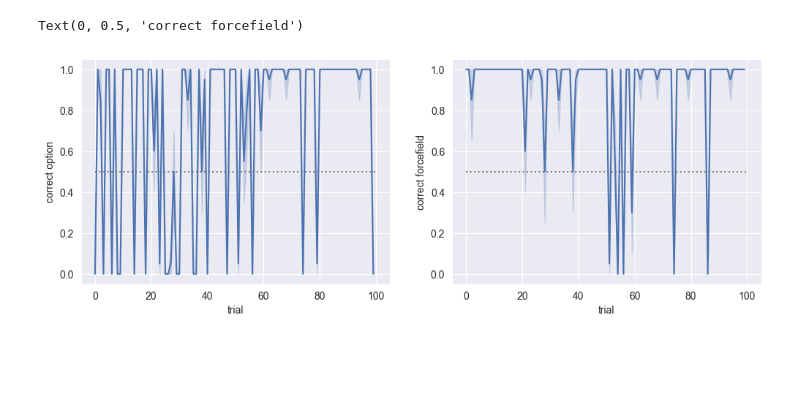
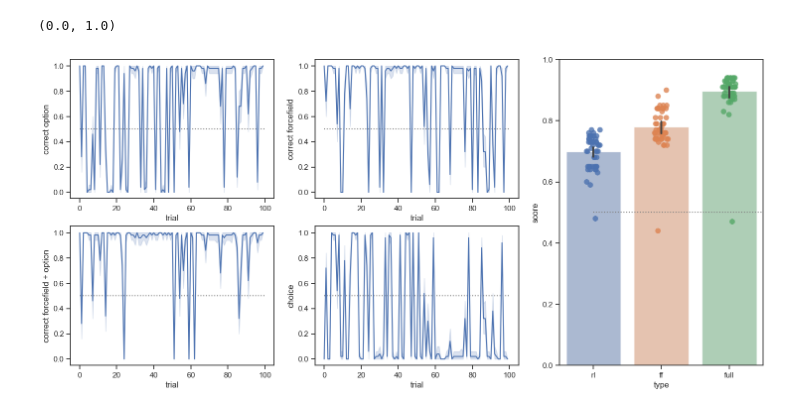
Before and after one commit to bsgarcia/SpaceRLUnity, a Jupyter notebook: Assets/Scripts/simu.ipynb, the cells around one changed output. Saved outputs shown, nothing was run; the diff lists cells and outputs as text; code cells hidden in the pictures; blank space fills up the shorter version.

```diff
--- a/Assets/Scripts/simu.ipynb
+++ b/Assets/Scripts/simu.ipynb
@@ -195,17 +225,44 @@ Optimization terminated successfully.
-# %%
-sns.set({'figure.figsize': (12, 4)})
-plt.subplot(1, 2, 1)
-# plot dotted line at .5
-plt.plot([0, 100], [.5, .5], color='grey', linestyle=':')
-sns.lineplot(x='trial', y='correct_rl', data=df)
-plt.ylabel('correct option')
-
-
-plt.subplot(1, 2, 2)
-# plot dotted line at .5
-plt.plot([0, 100], [.5, .5], color='grey', linestyle=':')
-sns.lineplot(x='trial', y='correct_full', data=df)
-plt.ylabel('correct forcefield')
-# %% [output]
-Text(0, 0.5, 'correct forcefield')
-[figure, removed]
+# %%
+sns.set({'figure.figsize': (18, 8)})
+sns.set_style('ticks')
+
+plt.subplot(2, 3, 1)
+# plot dotted line at .5
+plt.plot([0, 100], [.5, .5], color='grey', linestyle=':')
+sns.lineplot(x='trial', y='correct_rl', data=df)
+plt.ylabel('correct option')
+
+plt.subplot(2, 3, 2)
+# plot dotted line at .5
+plt.plot([0, 100], [.5, .5], color='grey', linestyle=':')
+sns.lineplot(x='trial', y='correct_ff', data=df)
+plt.ylabel('correct forcefield')
+
+plt.subplot(2, 3, 4)
+# plot dotted line at .5
+plt.plot([0, 100], [.5, .5], color='grey', linestyle=':')
+sns.lineplot(x='trial', y='correct_full', data=df)
+plt.ylabel('correct forcefield + option')
+
+plt.subplot(2, 3, 5)
+# plot dotted line at .5
+plt.plot([0, 100], [.5, .5], color='grey', linestyle=':')
+sns.lineplot(x='trial', y='choice', data=df)
+plt.ylabel('choice')
+
+plt.subplot(1, 3, 3)
+# plot dotted line at .5
+plt.plot([0, 3], [.5, .5], color='grey', linestyle=':')
+avg = df.groupby('agent').mean()
+# 1s column = score, 2nd colum type ('rl', 'ff', 'full')
+new_df = pd.DataFrame({'score': np.array([avg['correct_rl'], avg['correct_ff'], avg['correct_full']]).flatten(), 'type': np.array(
+    ['rl',] * len(avg['correct_rl'])
+    + ['ff',] * len(avg['correct_ff'])
+    + ['full',] * len(avg['correct_full'])).flatten()})
+
+sns.barplot(x='type', y='score', data=new_df,alpha=.5, zorder=0)
+sns.stripplot(x='type', y='score', data=new_df, jitter=True, alpha=.8, size=8, zorder=1)
+plt.ylim(0,1)
+# %% [output]
+(0.0, 1.0)
+[figure, added]
```
Also changed, not shown: parts of 5 cells of this notebook.
